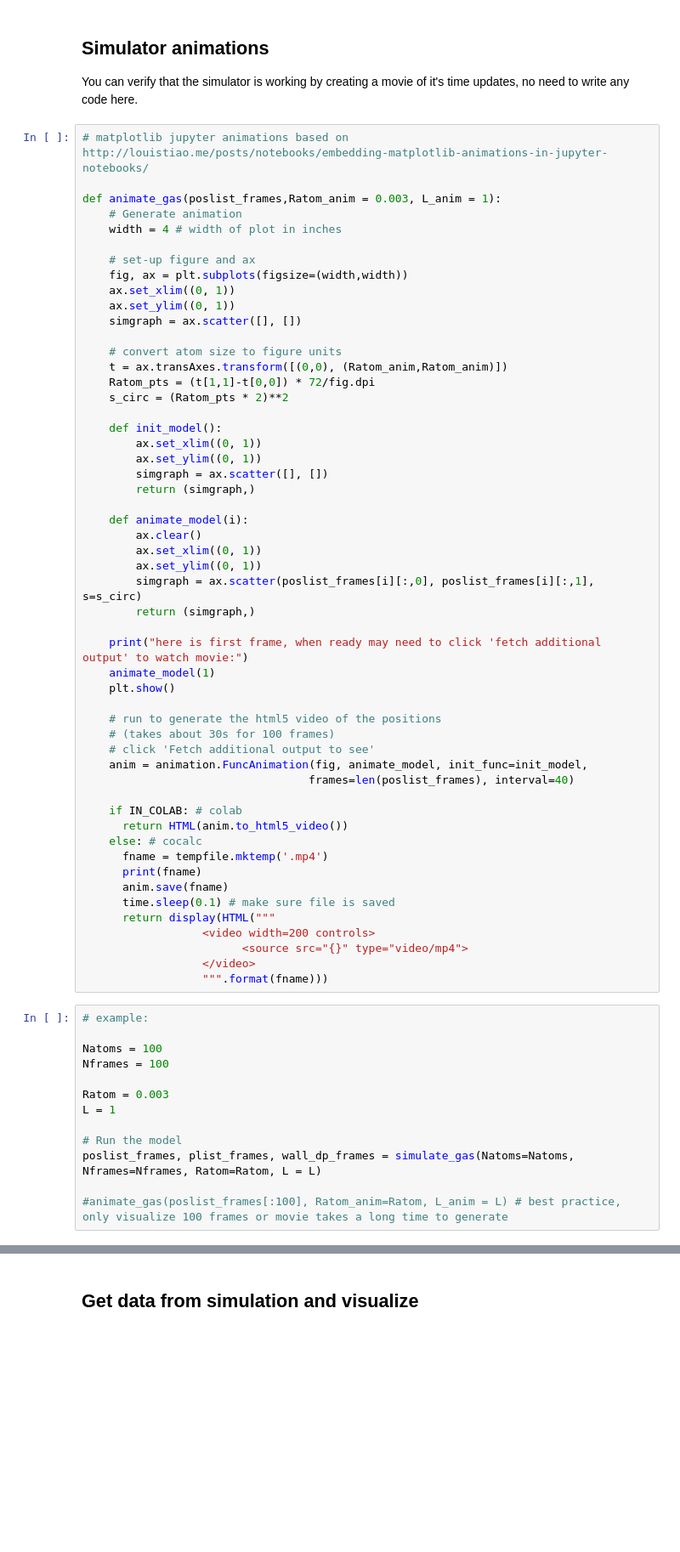
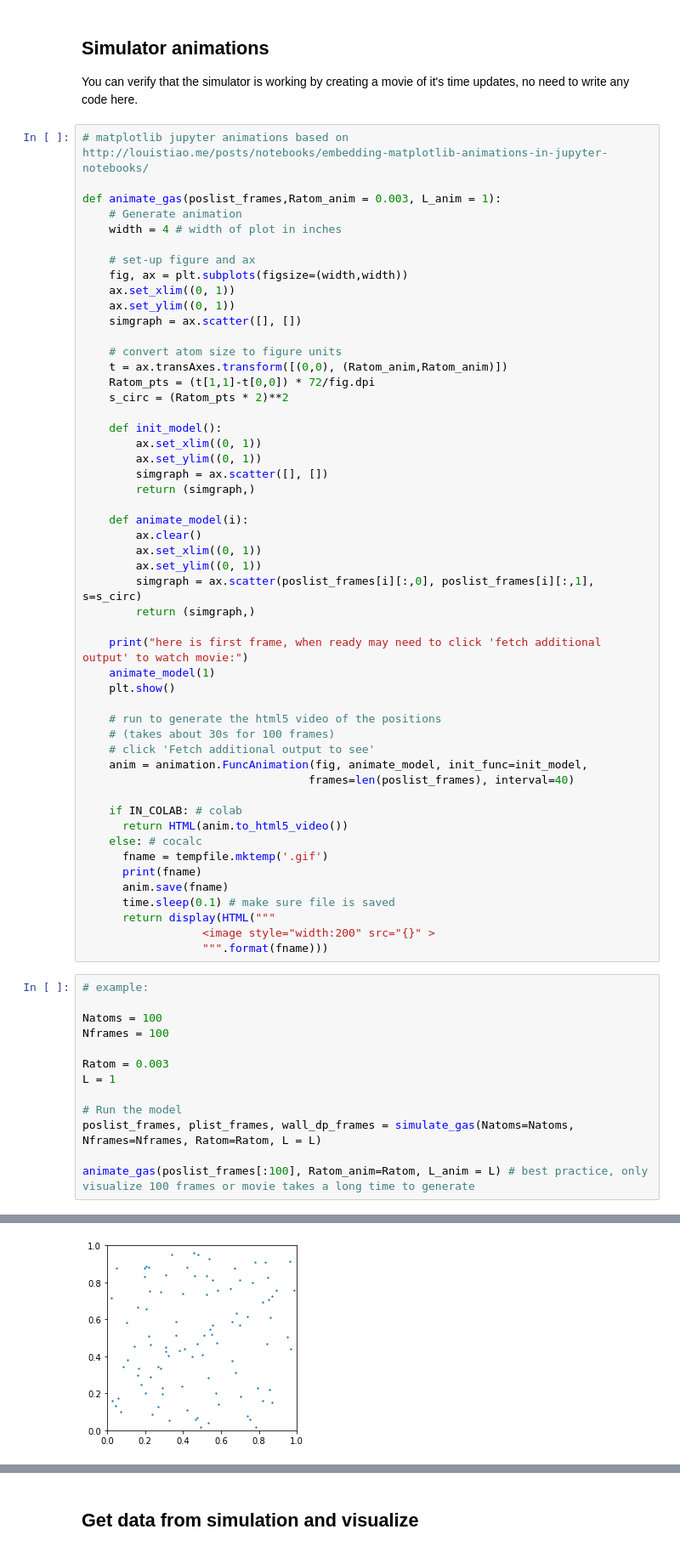
Before and after one commit to phasc/NS162, a Jupyter notebook: pcw/5.ipynb, the cells around one changed output, grey strips where cells are left out. Shown at 85% size. Cells and saved outputs as stored; diff of their text form; blank space fills up the shorter version.

```diff
--- a/pcw/5.ipynb
+++ b/pcw/5.ipynb
@@ -209,14 +210,12 @@ def animate_gas(poslist_frames,Ratom_anim = 0.003, L_anim = 1):
     if IN_COLAB: # colab
       return HTML(anim.to_html5_video())
     else: # cocalc
-      fname = tempfile.mktemp('.mp4')
+      fname = tempfile.mktemp('.gif')
       print(fname)
       anim.save(fname)
       time.sleep(0.1) # make sure file is saved
       return display(HTML("""
-                  <video width=200 controls>
-                        <source src="{}" type="video/mp4">
-                  </video>
+                  <image style="width:200" src="{}" >
                   """.format(fname)))
 # %%
 # example:
@@ -230,7 +229,7 @@ L = 1
 # Run the model
 poslist_frames, plist_frames, wall_dp_frames = simulate_gas(Natoms=Natoms, Nframes=Nframes, Ratom=Ratom, L = L)
 
-#animate_gas(poslist_frames[:100], Ratom_anim=Ratom, L_anim = L) # best practice, only visualize 100 frames or movie takes a long time to generate
+animate_gas(poslist_frames[:100], Ratom_anim=Ratom, L_anim = L) # best practice, only visualize 100 frames or movie takes a long time to generate
 # %% [output]
 0.0 seconds for 50 steps with 100 Atoms
 0.0 seconds for 100 steps with 100 Atoms
@@ -236,0 +237 @@ poslist_frames, plist_frames, wall_dp_frames = simulate_gas(Natoms=Natoms, Nfram
+[figure, added]
```
Also changed, not shown: parts of 7 cells of this notebook, 2 other files.
